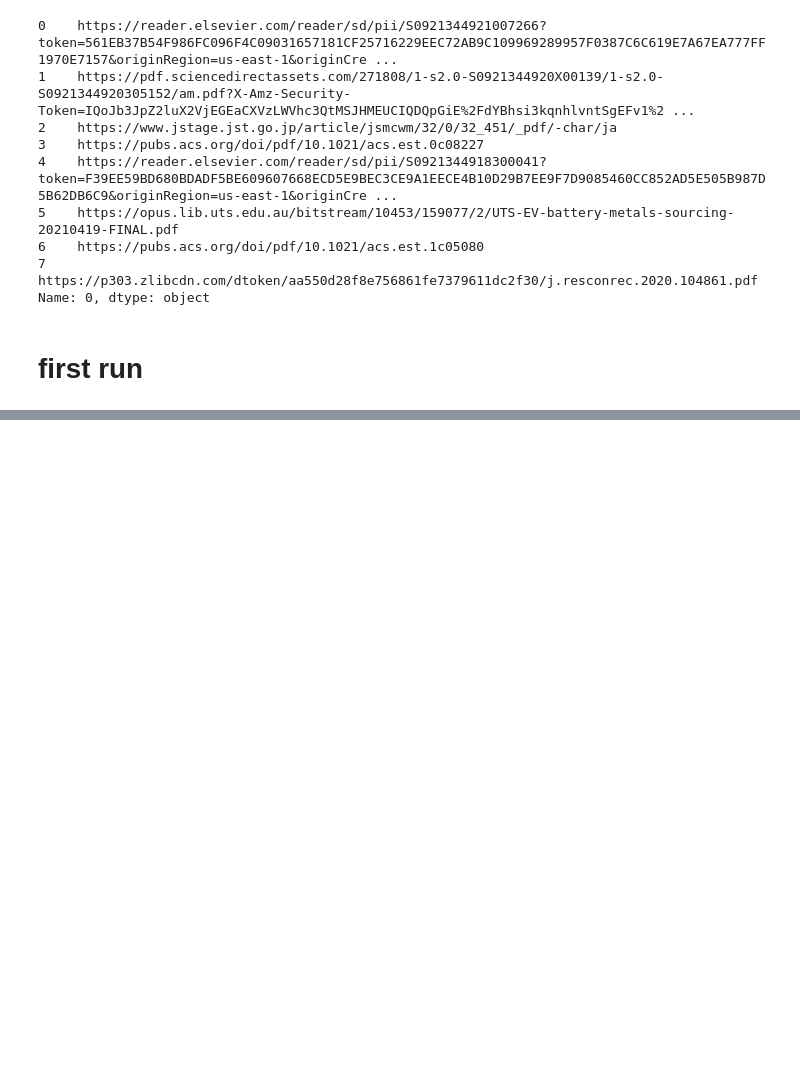
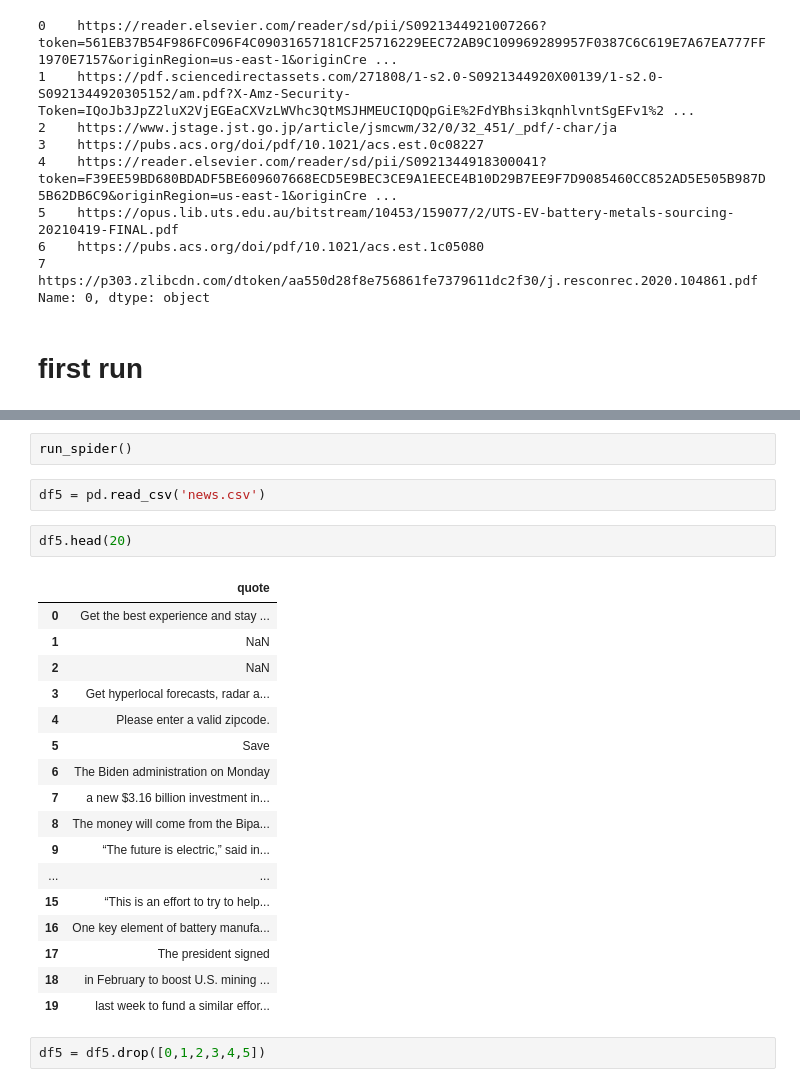
Before and after one commit to Dude-where-s-my-copper/EV_growth, a Jupyter notebook: dans_scrape.ipynb, the cells around one changed output, grey strips where cells are left out. Saved outputs shown, nothing was run; the diff lists cells and outputs as text; blank space fills up the shorter version.

```diff
--- a/dans_scrape.ipynb
+++ b/dans_scrape.ipynb
@@ -227 +253,27 @@ def run_spider():
     return d
+# %%
+run_spider()
+# %%
+df5 = pd.read_csv('news.csv')
+# %%
+df5.head(20)
+# %% [output]
+|  | quote |
+| 0 | Get the best experience and stay ... |
+| 1 | NaN |
+| 2 | NaN |
+| 3 | Get hyperlocal forecasts, radar a... |
+| 4 | Please enter a valid zipcode. |
+| 5 | Save |
+| 6 | The Biden administration on Monday |
+| 7 | a new $3.16 billion investment in... |
+| 8 | The money will come from the Bipa... |
+| 9 | “The future is electric,” said in... |
+| ... | ... |
+| 15 | “This is an effort to try to help... |
+| 16 | One key element of battery manufa... |
+| 17 | The president signed |
+| 18 | in February to boost U.S. mining ... |
+| 19 | last week to fund a similar effor... |
+# %%
+df5 = df5.drop([0,1,2,3,4,5])
```
Also changed, not shown: parts of 21 cells of this notebook, 1 other file.
